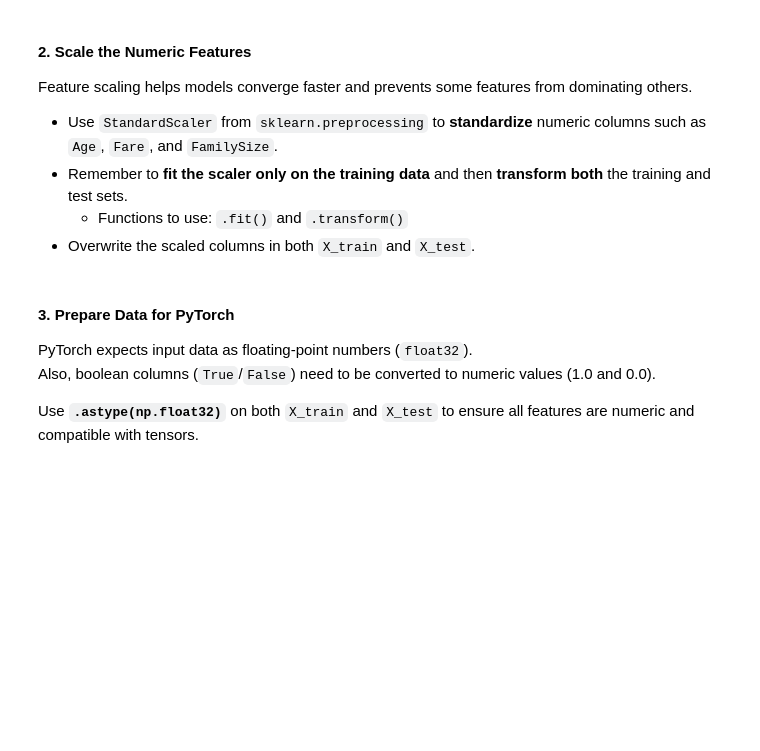
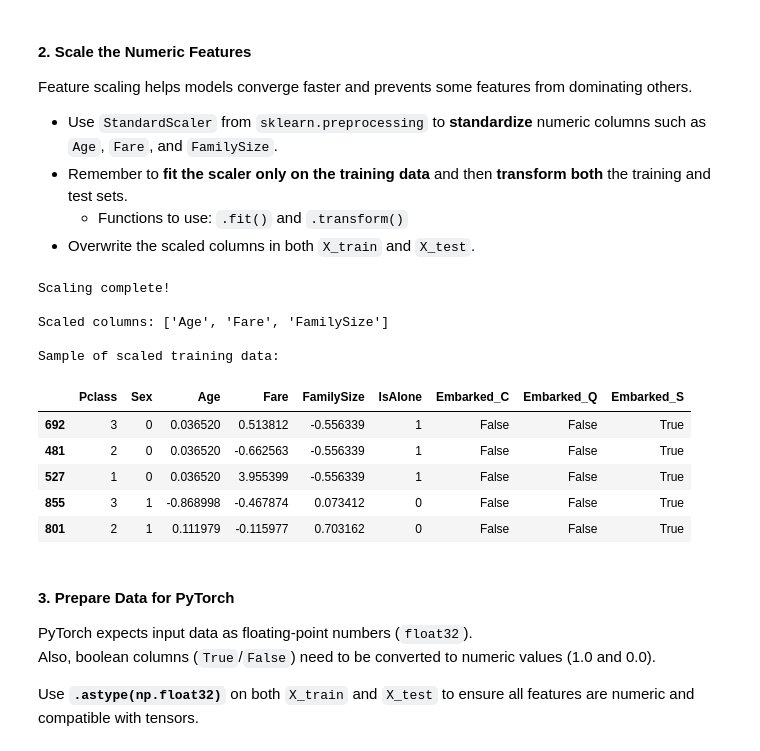
Before and after one commit to issarmank/ds3000-assignment2-classification, a Jupyter notebook: Assignment 2 Classification with Ridge LASSO and NN.ipynb, the cells around one changed output. Cells and saved outputs as stored; diff of their text form; code cells hidden in the pictures; blank space fills up the shorter version.

Commit message:
3.1 & 3.2 in which data split and features scaled

```diff
--- a/Assignment 2 Classification with Ridge LASSO and NN.ipynb
+++ b/Assignment 2 Classification with Ridge LASSO and NN.ipynb
@@ -394,3 +394,18 @@ Make sure to:
 - Set a fixed `random_state` so results are reproducible.
 # %%
 #Q3.1
+from sklearn.model_selection import train_test_split
+
+X_train, X_test, Y_train, Y_test = train_test_split(
+    X, Y,
+    test_size=0.2,
+    random_state=42,
+    stratify=Y
+)
+
+print(f"Training set size: {X_train.shape[0]} samples")
+print(f"Testing set size: {X_test.shape[0]} samples")
+print(f"\nTraining set class distribution:")
+print(Y_train.value_counts())
+print(f"\nTesting set class distribution:")
+print(Y_test.value_counts())
@@ -404,6 +434,30 @@ Feature scaling helps models converge faster and prevents some features from dom
 - Overwrite the scaled columns in both `X_train` and `X_test`.
 # %%
 #Q3.2
+from sklearn.preprocessing import StandardScaler
+
+standardize_cols = ['Age', 'Fare', 'FamilySize']
+scaler = StandardScaler()
+
+X_train[standardize_cols] = scaler.fit_transform(X_train[standardize_cols])
+X_test[standardize_cols] = scaler.transform(X_test[standardize_cols])
+
+print("Scaling complete!")
+print(f"\nScaled columns: {standardize_cols}")
+print(f"\nSample of scaled training data:")
+display(X_train.head())
+# %% [output]
+Scaling complete!
+
+Scaled columns: ['Age', 'Fare', 'FamilySize']
+
+Sample of scaled training data:
+|  | Pclass | Sex | Age | Fare | FamilySize | IsAlone | Embarked_C | Embarked_Q | Embarked_S |
+| 692 | 3 | 0 | 0.036520 | 0.513812 | -0.556339 | 1 | False | False | True |
+| 481 | 2 | 0 | 0.036520 | -0.662563 | -0.556339 | 1 | False | False | True |
+| 527 | 1 | 0 | 0.036520 | 3.955399 | -0.556339 | 1 | False | False | True |
+| 855 | 3 | 1 | -0.868998 | -0.467874 | 0.073412 | 0 | False | False | True |
+| 801 | 2 | 1 | 0.111979 | -0.115977 | 0.703162 | 0 | False | False | True |
 # %% [markdown]
 #### 3. Prepare Data for PyTorch
 PyTorch expects input data as floating-point numbers (`float32`).
```
Also changed, not shown: parts of 1 cell of this notebook.
